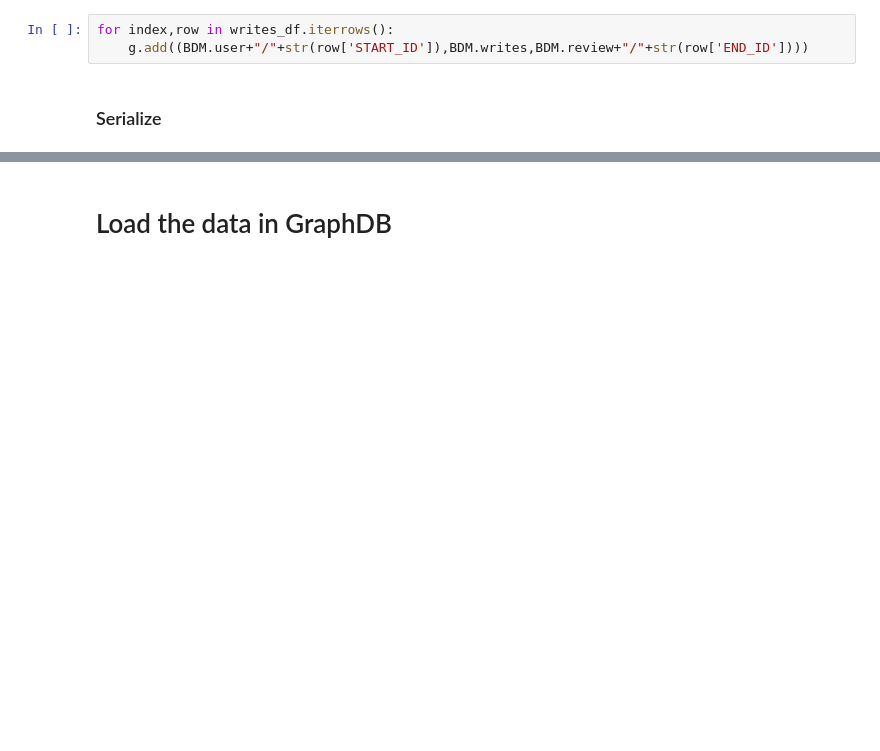
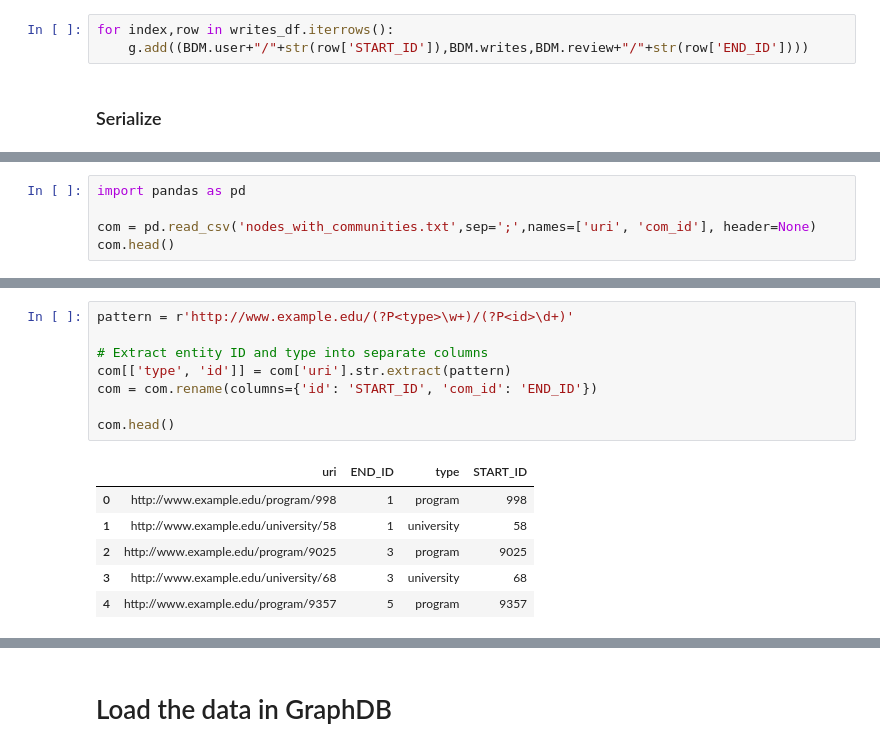
Before and after one commit to Nilsvanesostos/Degree4Free, a Jupyter notebook: KnowledgeGraph/KG.ipynb, the cells around one changed output, grey strips where cells are left out. Cells and saved outputs as stored; diff of their text form; blank space fills up the shorter version.

```diff
--- a/KnowledgeGraph/KG.ipynb
+++ b/KnowledgeGraph/KG.ipynb
@@ -315,0 +361,5 @@ g.serialize('abox.ttl',format='turtle')
+# %%
+import pandas as pd
+
+com = pd.read_csv('nodes_with_communities.txt',sep=';',names=['uri', 'com_id'], header=None)
+com.head()
@@ -315,0 +373,15 @@ g.serialize('abox.ttl',format='turtle')
+# %%
+pattern = r'http://www.example.edu/(?P<type>\w+)/(?P<id>\d+)'
+
+# Extract entity ID and type into separate columns
+com[['type', 'id']] = com['uri'].str.extract(pattern)
+com = com.rename(columns={'id': 'START_ID', 'com_id': 'END_ID'})
+
+com.head()
+# %% [output]
+|  | uri | END_ID | type | START_ID |
+| 0 | http://www.example.edu/program/998 | 1 | program | 998 |
+| 1 | http://www.example.edu/university/58 | 1 | university | 58 |
+| 2 | http://www.example.edu/program/9025 | 3 | program | 9025 |
+| 3 | http://www.example.edu/university/68 | 3 | university | 68 |
+| 4 | http://www.example.edu/program/9357 | 5 | program | 9357 |
```
Also changed, not shown: parts of 61 cells of this notebook.
